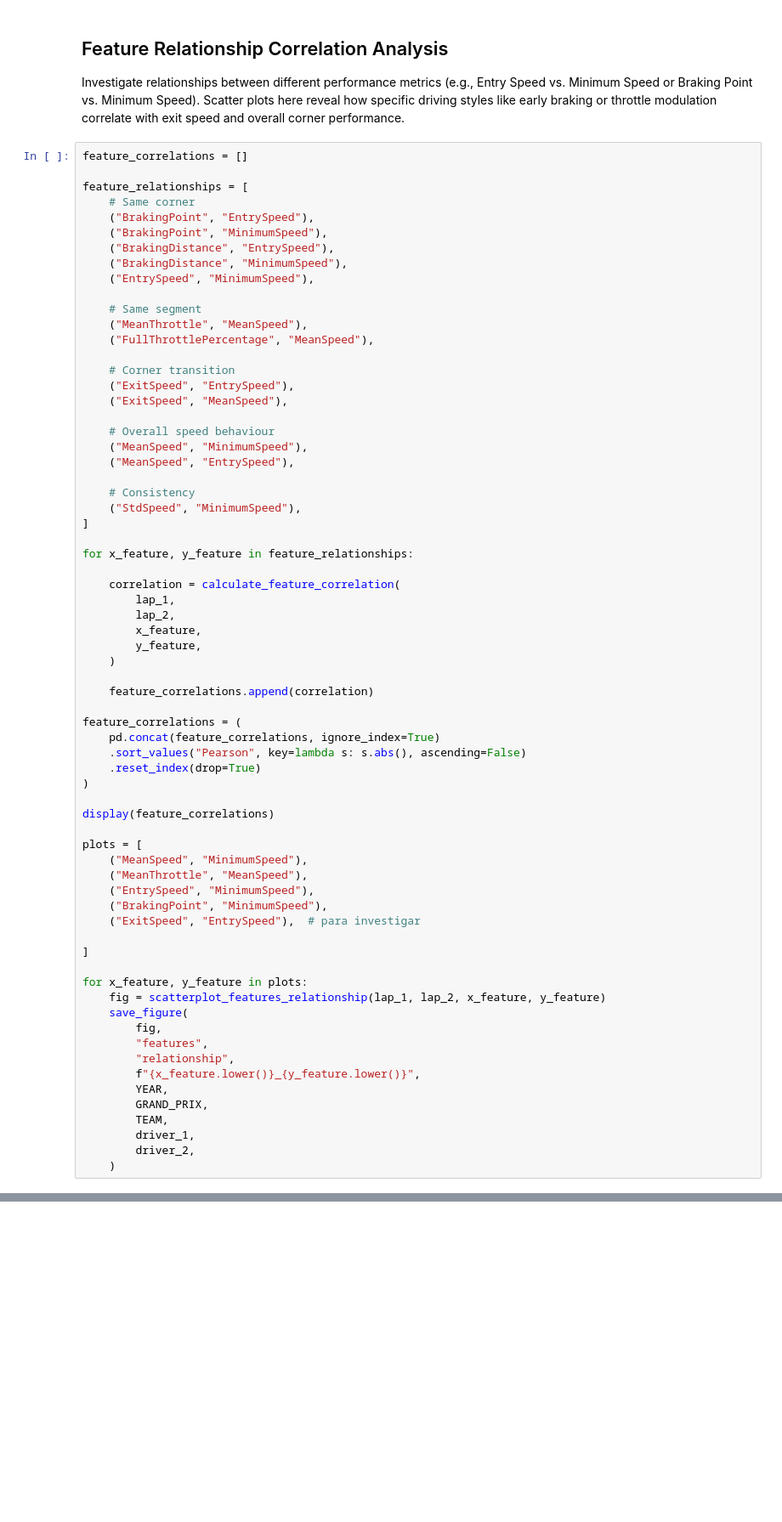
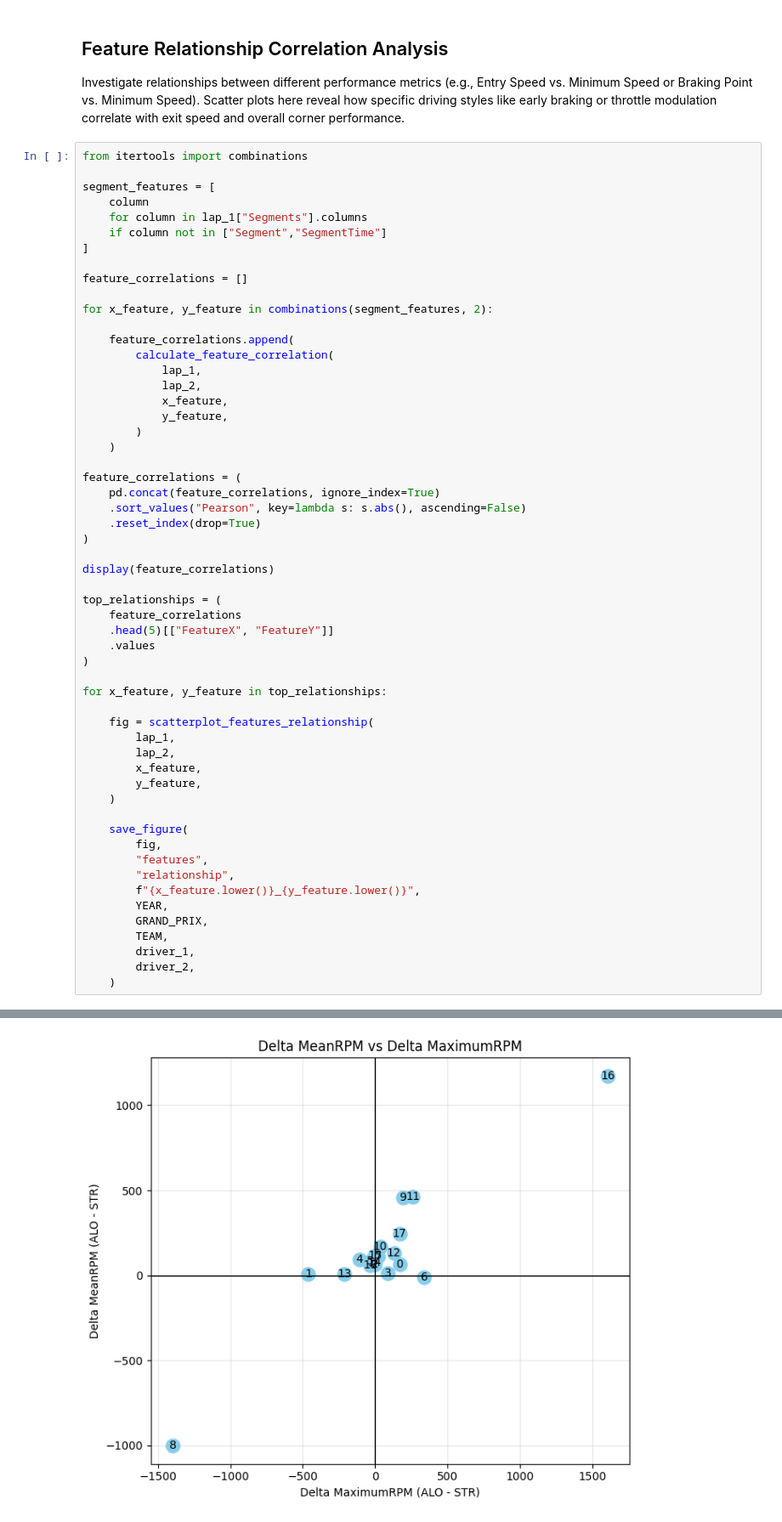
Before and after one commit to zelario/f1-teammate-analysis, a Jupyter notebook: notebooks/04_feature_analysis.ipynb, the cells around one changed output, grey strips where cells are left out. Shown at 85% size. Drawn from its saved outputs; the diff is of its cells as text; blank space fills up the shorter version.

```diff
--- a/notebooks/04_feature_analysis.ipynb
+++ b/notebooks/04_feature_analysis.ipynb
@@ -156,42 +244,26 @@ for x_feature, y_feature in plots:
 
 Investigate relationships between different performance metrics (e.g., Entry Speed vs. Minimum Speed or Braking Point vs. Minimum Speed). Scatter plots here reveal how specific driving styles like early braking or throttle modulation correlate with exit speed and overall corner performance.
 # %%
+from itertools import combinations
+
+segment_features = [
+    column
+    for column in lap_1["Segments"].columns
+    if column not in ["Segment","SegmentTime"]
+]
+
 feature_correlations = []
 
-feature_relationships = [
-    # Same corner
-    ("BrakingPoint", "EntrySpeed"),
-    ("BrakingPoint", "MinimumSpeed"),
-    ("BrakingDistance", "EntrySpeed"),
-    ("BrakingDistance", "MinimumSpeed"),
-    ("EntrySpeed", "MinimumSpeed"),
+for x_feature, y_feature in combinations(segment_features, 2):
 
-    # Same segment
-    ("MeanThrottle", "MeanSpeed"),
-    ("FullThrottlePercentage", "MeanSpeed"),
-
-    # Corner transition
-    ("ExitSpeed", "EntrySpeed"),
-    ("ExitSpeed", "MeanSpeed"),
-
-    # Overall speed behaviour
-    ("MeanSpeed", "MinimumSpeed"),
-    ("MeanSpeed", "EntrySpeed"),
-
-    # Consistency
-    ("StdSpeed", "MinimumSpeed"),
-]
-
-for x_feature, y_feature in feature_relationships:
-
-    correlation = calculate_feature_correlation(
-        lap_1,
-        lap_2,
-        x_feature,
-        y_feature,
+    feature_correlations.append(
+        calculate_feature_correlation(
+            lap_1,
+            lap_2,
+            x_feature,
+            y_feature,
+        )
     )
-
-    feature_correlations.append(correlation)
 
 feature_correlations = (
     pd.concat(feature_correlations, ignore_index=True)
@@ -201,17 +273,21 @@ feature_correlations = (
 
 display(feature_correlations)
 
-plots = [
-    ("MeanSpeed", "MinimumSpeed"),
-    ("MeanThrottle", "MeanSpeed"),
-    ("EntrySpeed", "MinimumSpeed"),
-    ("BrakingPoint", "MinimumSpeed"),
-    ("ExitSpeed", "EntrySpeed"),  # para investigar
+top_relationships = (
+    feature_correlations
+    .head(5)[["FeatureX", "FeatureY"]]
+    .values
+)
 
-]
+for x_feature, y_feature in top_relationships:
 
-for x_feature, y_feature in plots:
-    fig = scatterplot_features_relationship(lap_1, lap_2, x_feature, y_feature)
+    fig = scatterplot_features_relationship(
+        lap_1,
+        lap_2,
+        x_feature,
+        y_feature,
+    )
+
     save_figure(
         fig,
         "features",
@@ -223,3 +299,4 @@ for x_feature, y_feature in plots:
         driver_1,
         driver_2,
     )
+# %% [output]
@@ -225,0 +316 @@ for x_feature, y_feature in plots:
+[figure, added]
```
Also changed, not shown: parts of 15 cells of this notebook, 25 other files.
